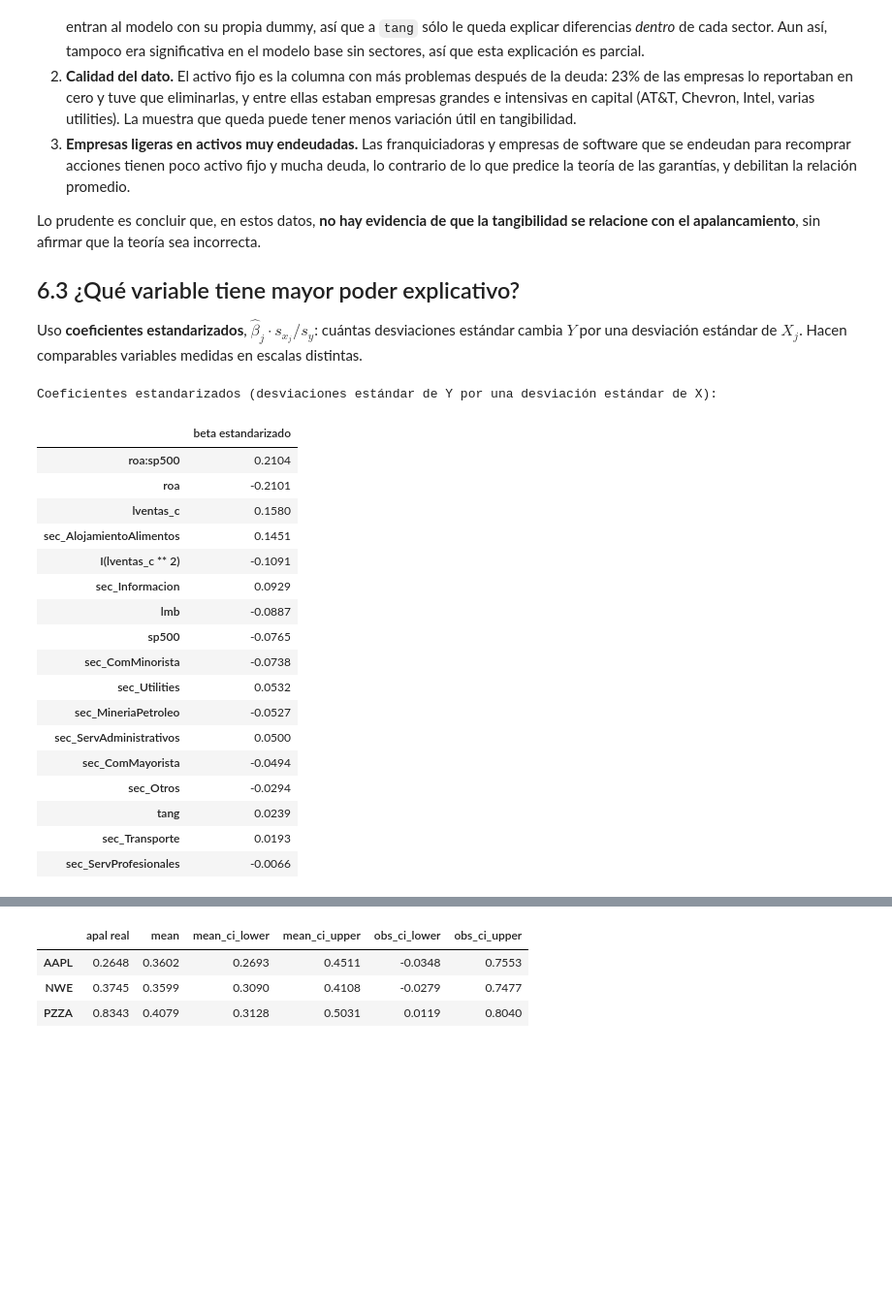
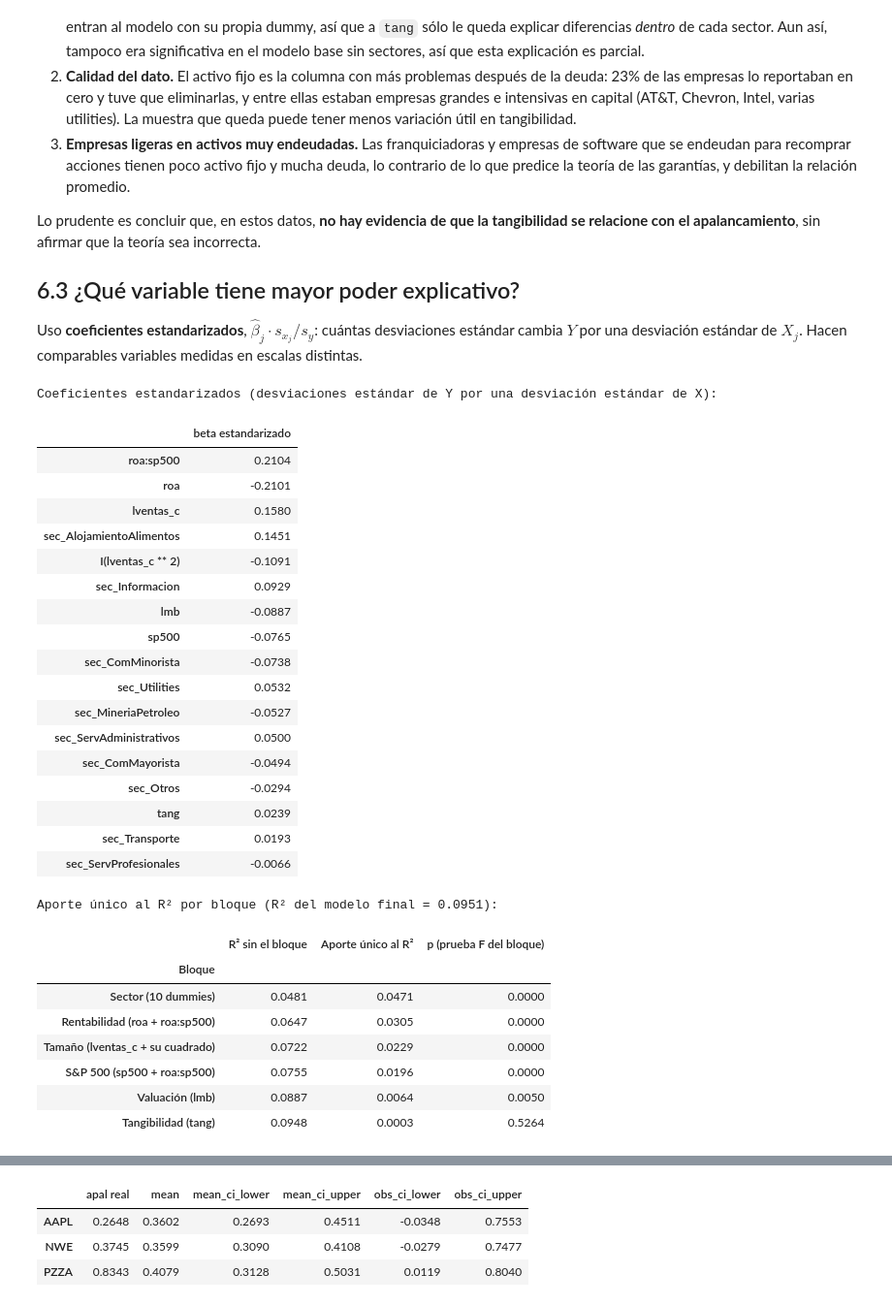
Before and after one commit to Manu090704/ConcentracionAI-Modulo1, a Jupyter notebook: bloque2/Evidencia1_b2_ManuelBajos.ipynb, the cells around one changed output, grey strips where cells are left out. Shown at 97% size. Drawn from its saved outputs; the diff is of its cells as text; code cells hidden in the pictures; blank space fills up the shorter version.

```diff
--- a/bloque2/Evidencia1_b2_ManuelBajos.ipynb
+++ b/bloque2/Evidencia1_b2_ManuelBajos.ipynb
@@ -1629,29 +1637,59 @@ Uso **coeficientes estandarizados**, $\hat\beta_j\cdot s_{x_j}/s_y$: cuántas de
 # %%
 # Coeficientes estandarizados: beta · desv. est. de su columna en la matriz de diseño / desv. est. de Y
 X_final = pd.DataFrame(modelo_final.model.exog, columns=modelo_final.model.exog_names)
 beta_std = (modelo_final.params * X_final.std() / dw[Y].std()).drop("Intercept")
 print("Coeficientes estandarizados (desviaciones estándar de Y por una desviación estándar de X):")
 display(beta_std.reindex(beta_std.abs().sort_values(ascending=False).index).to_frame("beta estandarizado"))
+
+# Aporte único al R² por BLOQUE: R² del modelo final menos R² del modelo sin ese bloque (misma muestra winsorizada)
+BLOQUES = {
+    "Rentabilidad (roa + roa:sp500)": ["roa", "roa:sp500"],
+    "Tamaño (lventas_c + su cuadrado)": ["lventas_c", "I(lventas_c ** 2)"],
+    "Sector (10 dummies)": SECTORES,
+    "S&P 500 (sp500 + roa:sp500)": ["sp500", "roa:sp500"],
+    "Valuación (lmb)": ["lmb"],
+    "Tangibilidad (tang)": ["tang"],
+}
+r2_final = modelo_final_clasico.rsquared
+filas = []
+for nombre, quitar in BLOQUES.items():
+    f_sin = "apal ~ " + " + ".join(t for t in TERMINOS if t not in quitar)
+    sin = smf.ols(f_sin, data=dw).fit()
+    F_b, p_b, _ = modelo_final_clasico.compare_f_test(sin)
+    filas.append({"Bloque": nombre, "R² sin el bloque": sin.rsquared,
+                  "Aporte único al R²": r2_final - sin.rsquared, "p (prueba F del bloque)": p_b})
+aporte = pd.DataFrame(filas).set_index("Bloque").sort_values("Aporte único al R²", ascending=False)
+print(f"\nAporte único al R² por bloque (R² del modelo final = {r2_final:.4f}):")
+display(aporte)
 # %% [output]
 Coeficientes estandarizados (desviaciones estándar de Y por una desviación estándar de X):
 |  | beta estandarizado |
 | roa:sp500 | 0.2104 |
 | roa | -0.2101 |
 | lventas_c | 0.1580 |
 | sec_AlojamientoAlimentos | 0.1451 |
 | I(lventas_c ** 2) | -0.1091 |
 | sec_Informacion | 0.0929 |
 | lmb | -0.0887 |
 | sp500 | -0.0765 |
 | sec_ComMinorista | -0.0738 |
 | sec_Utilities | 0.0532 |
 | sec_MineriaPetroleo | -0.0527 |
 | sec_ServAdministrativos | 0.0500 |
 | sec_ComMayorista | -0.0494 |
 | sec_Otros | -0.0294 |
 | tang | 0.0239 |
 | sec_Transporte | 0.0193 |
 | sec_ServProfesionales | -0.0066 |
+Aporte único al R² por bloque (R² del modelo final = 0.0951):
+|  | R² sin el bloque | Aporte único al R² | p (prueba F del bloque) |
+| Bloque |  |  |  |
+| Sector (10 dummies) | 0.0481 | 0.0471 | 0.0000 |
+| Rentabilidad (roa + roa:sp500) | 0.0647 | 0.0305 | 0.0000 |
+| Tamaño (lventas_c + su cuadrado) | 0.0722 | 0.0229 | 0.0000 |
+| S&P 500 (sp500 + roa:sp500) | 0.0755 | 0.0196 | 0.0000 |
+| Valuación (lmb) | 0.0887 | 0.0064 | 0.0050 |
+| Tangibilidad (tang) | 0.0948 | 0.0003 | 0.5264 |
 # %% [markdown]
 **Respuesta.** Los términos con mayor coeficiente estandarizado son la interacción `roa:sp500` (0.21) y `roa` (−0.21), los dos de la **rentabilidad**. Le siguen el tamaño (0.16 el término lineal y −0.11 el cuadrático), la dummy de Alojamiento y alimentos (0.15), la de Información (0.09) y la valuación (−0.09). La tangibilidad queda al final (0.02).
 
```
Also changed, not shown: parts of 11 cells of this notebook, 2 other files.
